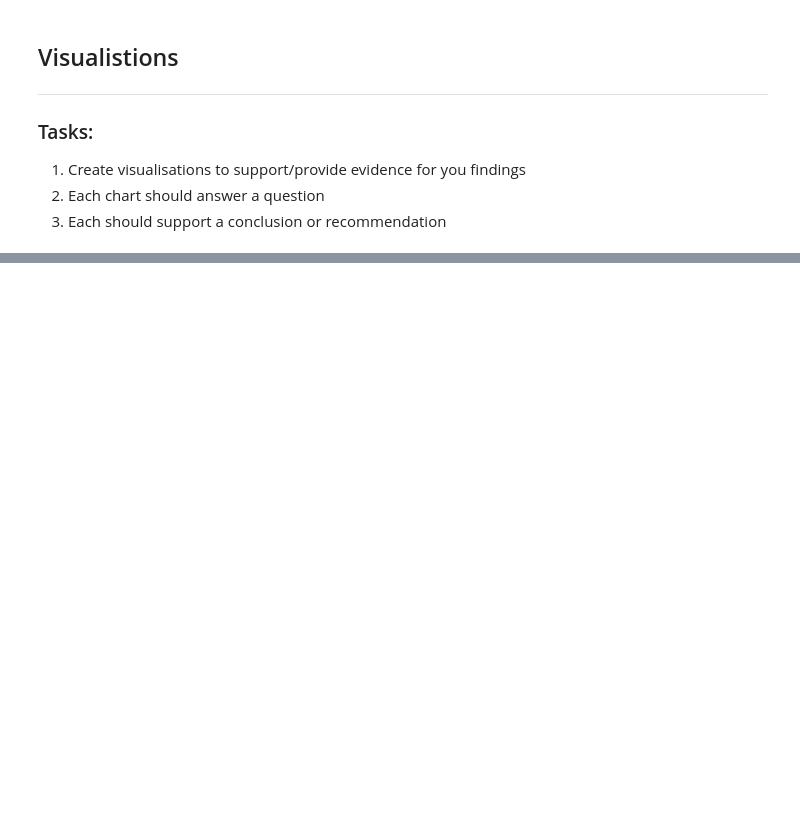
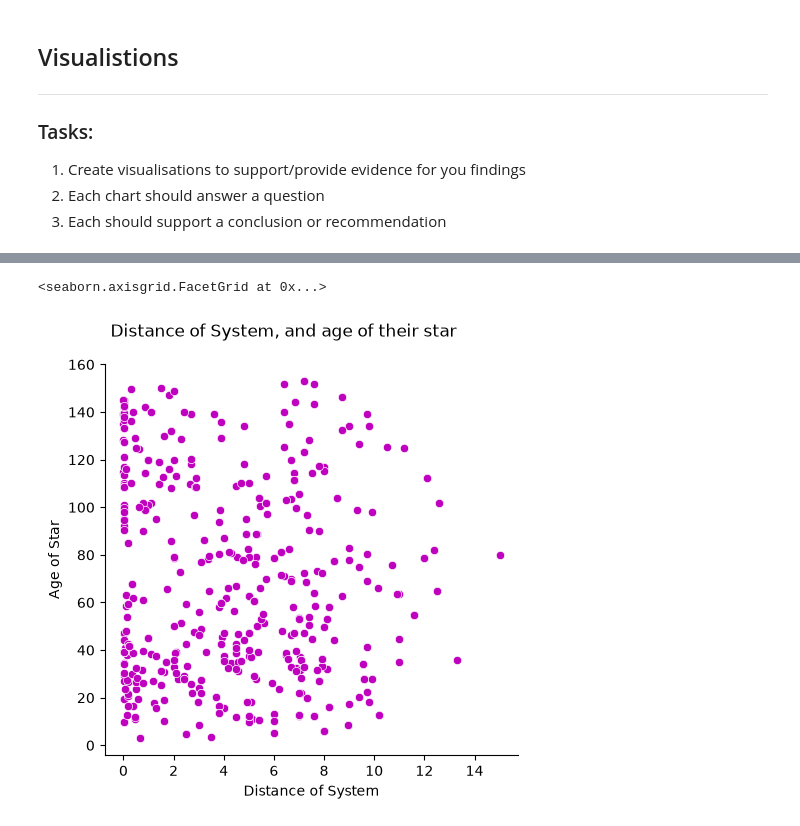
Before and after one commit to MrDudZs/Notebook_Analysis_Project, a Jupyter notebook: Notebook/Data-Notebook.ipynb, the cells around one changed output, grey strips where cells are left out. Cells and saved outputs as stored; diff of their text form; code cells hidden in the pictures; blank space fills up the shorter version.

```diff
--- a/Notebook/Data-Notebook.ipynb
+++ b/Notebook/Data-Notebook.ipynb
@@ -103,2 +214,4 @@ memory usage: 48.6 KB
 # %%
-# Question 2:
+# Question 2: Solar systems within 153.3007 Parsecs (500 Light years) and the ages of the stars.
+df_plnt_dist = df_sol[df_sol['star_distance'].between(0, 153.3007)]
+df_plnt_dist # DataFrame to display distance in Parsecs for travel up to 500 light years
@@ -117,0 +333,9 @@ memory usage: 48.6 KB
+# %%
+# Question 2: Solar systems within 153.3007 Parsecs (500 Light years) and the ages of the stars.
+Q_Two = sns.relplot(data=df_plnt_dist, x="star_age", y="star_distance", color="m")
+Q_Two.fig.suptitle("Distance of System, and age of their star")
+Q_Two.fig.subplots_adjust(top=0.9)
+Q_Two.set_axis_labels("Distance of System", "Age of Star")
+# %% [output]
+<seaborn.axisgrid.FacetGrid at 0x...>
+[figure, added]
```
Also changed, not shown: parts of 20 cells of this notebook, 2 other files.
